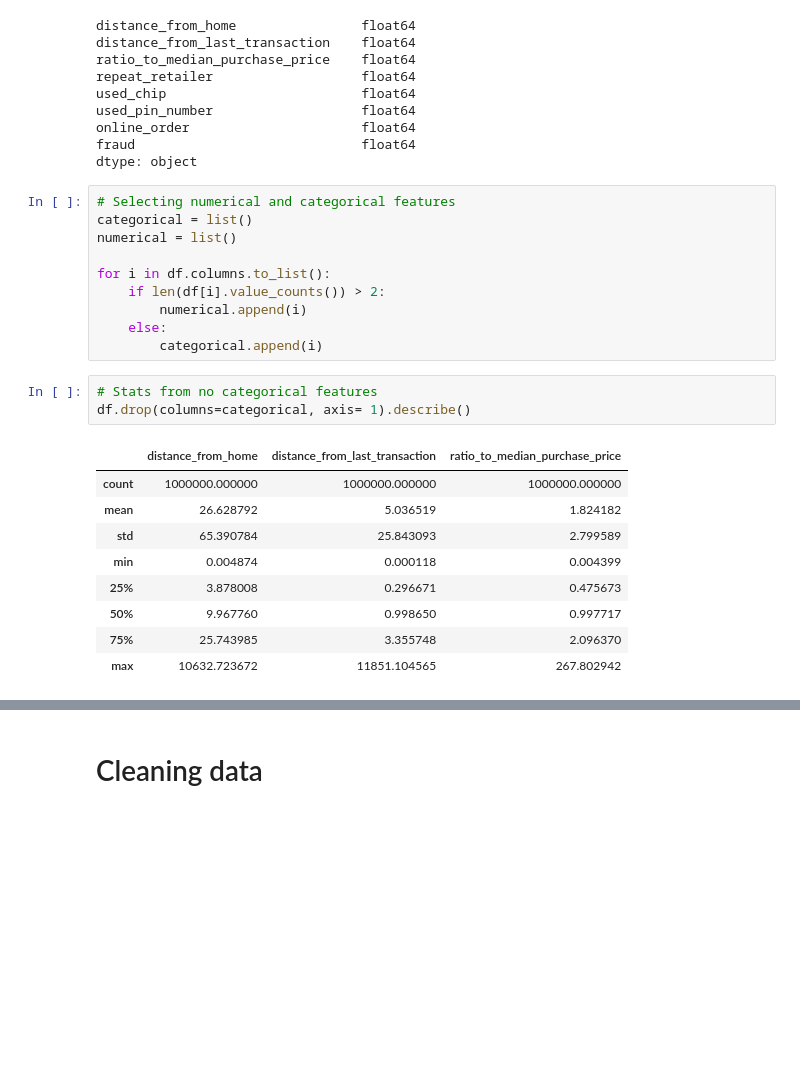
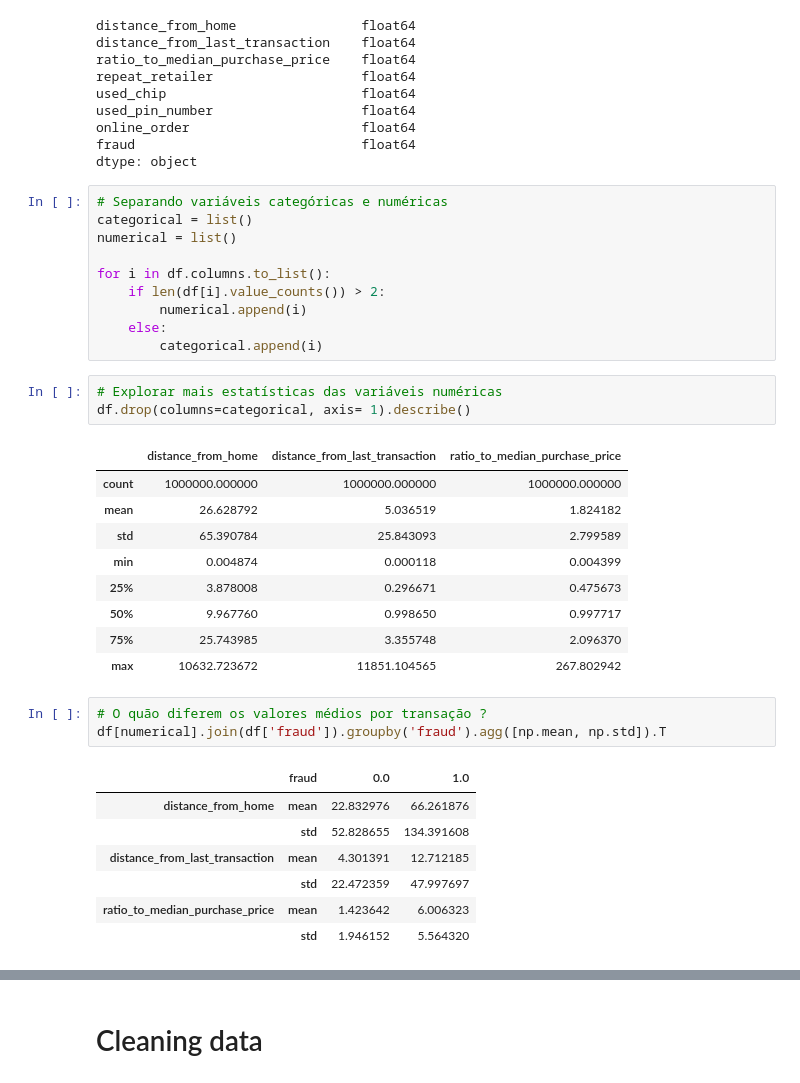
Before and after one commit to lucas-placido/Credit-Card-Fraud-Prediction, a Jupyter notebook: prediction.ipynb, the cells around one changed output, grey strips where cells are left out. Drawn from its saved outputs; the diff is of its cells as text; blank space fills up the shorter version.

```diff
--- a/prediction.ipynb
+++ b/prediction.ipynb
@@ -44,7 +50,7 @@ online_order                      float64
 fraud                             float64
 dtype: object
 # %%
-# Selecting numerical and categorical features
+# Separando variáveis categóricas e numéricas
 categorical = list()
 numerical = list()
 
@@ -54,7 +60,7 @@ for i in df.columns.to_list():
     else:
         categorical.append(i)
 # %%
-# Stats from no categorical features
+# Explorar mais estatísticas das variáveis numéricas
 df.drop(columns=categorical, axis= 1).describe()
 # %% [output]
 |  | distance_from_home | distance_from_last_transaction | ratio_to_median_purchase_price |
@@ -66,4 +72,15 @@ df.drop(columns=categorical, axis= 1).describe()
 | 50% | 9.967760 | 0.998650 | 0.997717 |
 | 75% | 25.743985 | 3.355748 | 2.096370 |
 | max | 10632.723672 | 11851.104565 | 267.802942 |
+# %%
+# O quão diferem os valores médios por transação ?
+df[numerical].join(df['fraud']).groupby('fraud').agg([np.mean, np.std]).T
+# %% [output]
+|  | fraud | 0.0 | 1.0 |
+| distance_from_home | mean | 22.832976 | 66.261876 |
+|  | std | 52.828655 | 134.391608 |
+| distance_from_last_transaction | mean | 4.301391 | 12.712185 |
+|  | std | 22.472359 | 47.997697 |
+| ratio_to_median_purchase_price | mean | 1.423642 | 6.006323 |
+|  | std | 1.946152 | 5.564320 |
 # %%
```
Also changed, not shown: parts of 19 cells of this notebook.
